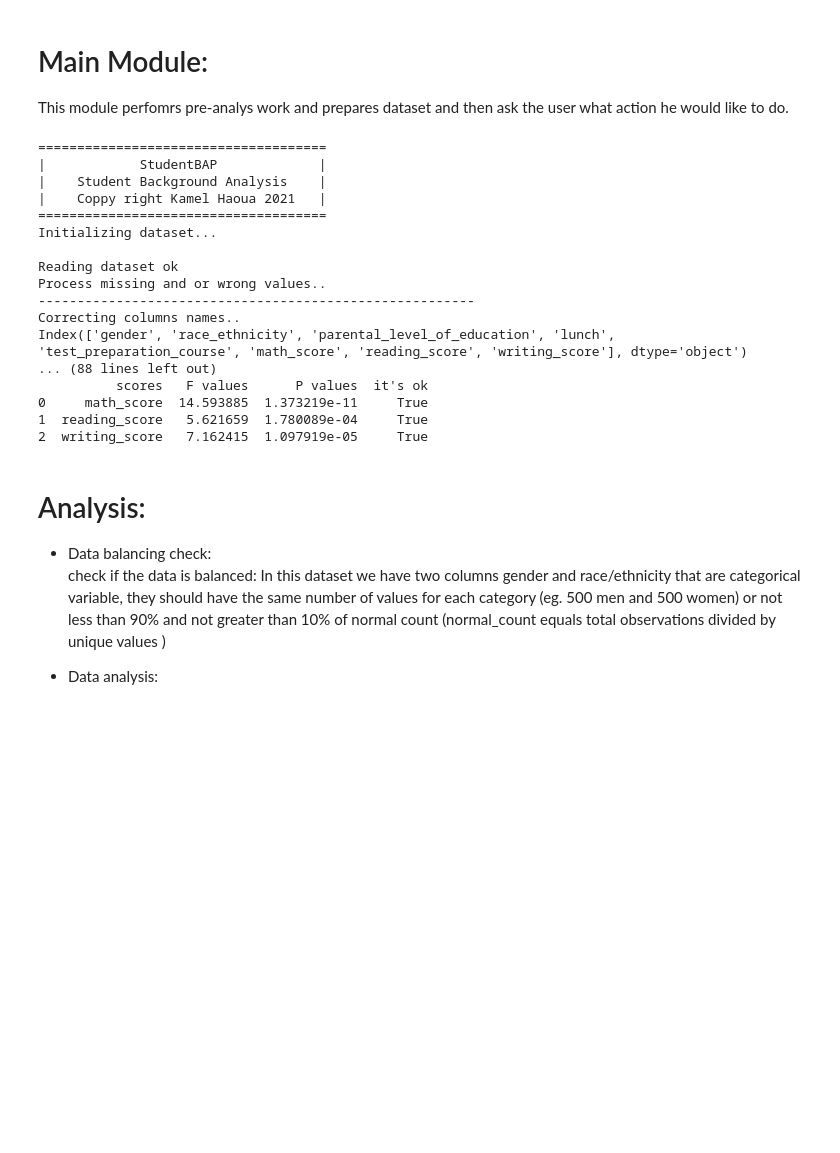
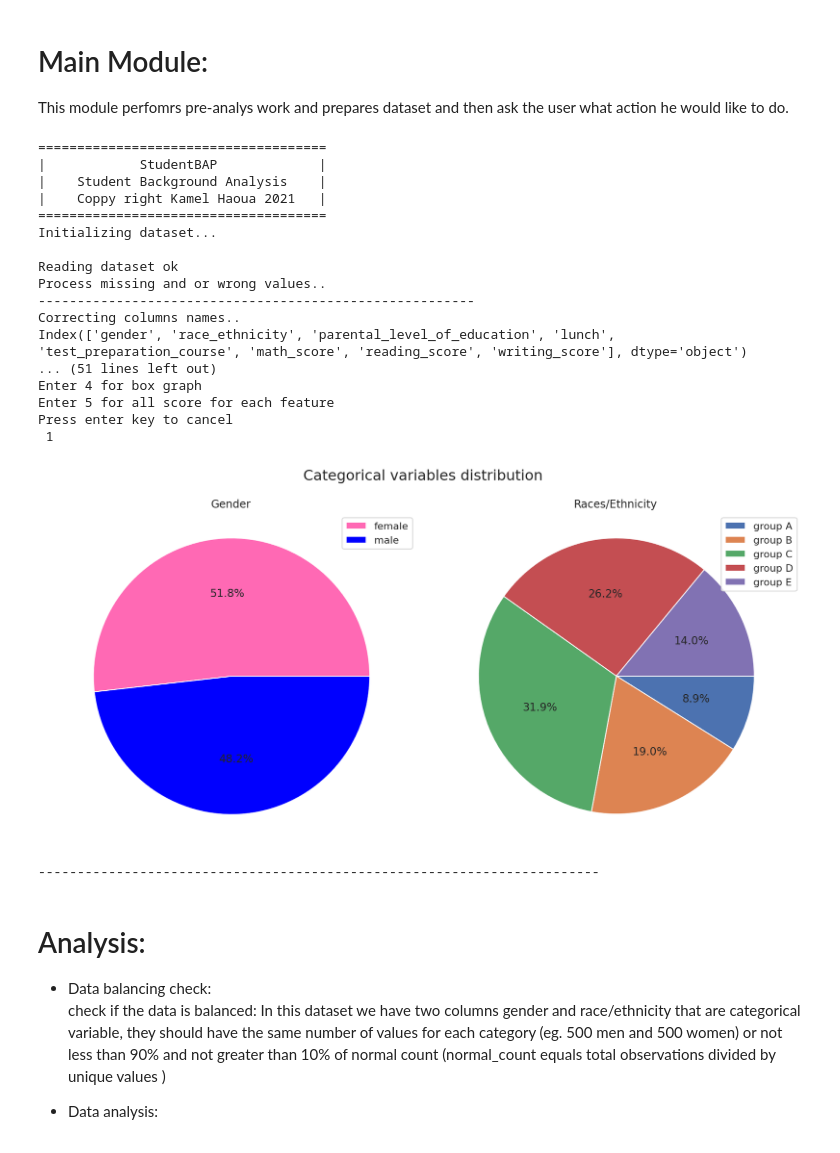
Before and after one commit to randonneesdatatrek/Team_11, a Jupyter notebook: src/studentBAP.ipynb, the cells around one changed output. Cells and saved outputs as stored; diff of their text form; code cells hidden in the pictures; blank space fills up the shorter version.

```diff
--- a/src/studentBAP.ipynb
+++ b/src/studentBAP.ipynb
@@ -21,6 +21,12 @@ import pandas as pd
 import sys
 import os.path
 import numpy as np
+""""
+import analysisbap
+import graphicbap
+import mlbap
+import testbap
+"""
 pd.set_option('display.max_columns', 8)
 pd.set_option('display.width', 500)
 
@@ -112,7 +118,7 @@ def execute_action(act=None):
         print('executing action: '+str(act)+'\nPlease wait this action may take a while... ')
         if env == 'TerminalInteractiveShell' : # execution from terminal we call secripts main method
             if act=='analys' :
-                analys.main()
+                analysbap.main()
             elif act=='graph' :
                 graphicbap.main()
             elif act=='test' :
@@ -127,7 +133,7 @@ def execute_action(act=None):
                 check_data_balancing('race_ethnicity')
                 analysis()
             elif act=='graph' :
-                selectGraph()
+                select_graph()
             elif act=='test' :
                 run_all_tests()
             elif act=='ml' :
@@ -208,38 +214,40 @@ def datasetInfos() :
     else :
         print('Dataset shape rows (count x comluns count):')
         print(ds.shape)
         print()
         print('Columns names:')
         print(ds.columns)
         print()
         print('Numeric columns:')
         print(ds.select_dtypes(include='int64').columns)
         print()
         print('Statistics:')
         print(ds.describe())
 
 #execute the main program
 
 if __name__ == '__main__':
     main()
 # %% [output]
 =====================================
 |            StudentBAP             |
 |    Student Background Analysis    |
 |    Coppy right Kamel Haoua 2021   |
 =====================================
 Initializing dataset...
 
 Reading dataset ok
 Process missing and or wrong values..
 --------------------------------------------------------
 Correcting columns names..
 Index(['gender', 'race_ethnicity', 'parental_level_of_education', 'lunch', 'test_preparation_course', 'math_score', 'reading_score', 'writing_score'], dtype='object')
-... (88 lines left out)
-          scores   F values      P values  it's ok
-0     math_score  14.593885  1.373219e-11     True
-1  reading_score   5.621659  1.780089e-04     True
-2  writing_score   7.162415  1.097919e-05     True
+... (51 lines left out)
+Enter 4 for box graph
+Enter 5 for all score for each feature
+Press enter key to cancel
+ 1
+[figure, added]
+------------------------------------------------------------------------
 # %% [markdown]
 # Analysis:
 * Data balancing check:
```
Also changed, not shown: parts of 3 cells of this notebook, 6 other files.
